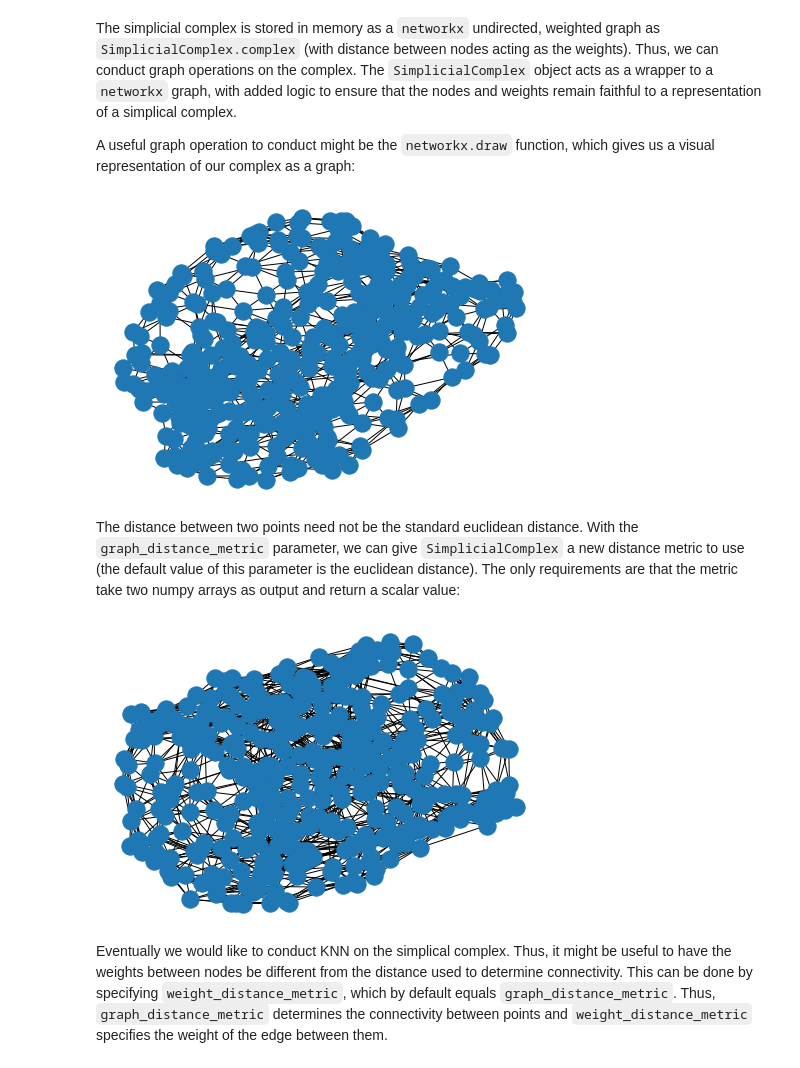
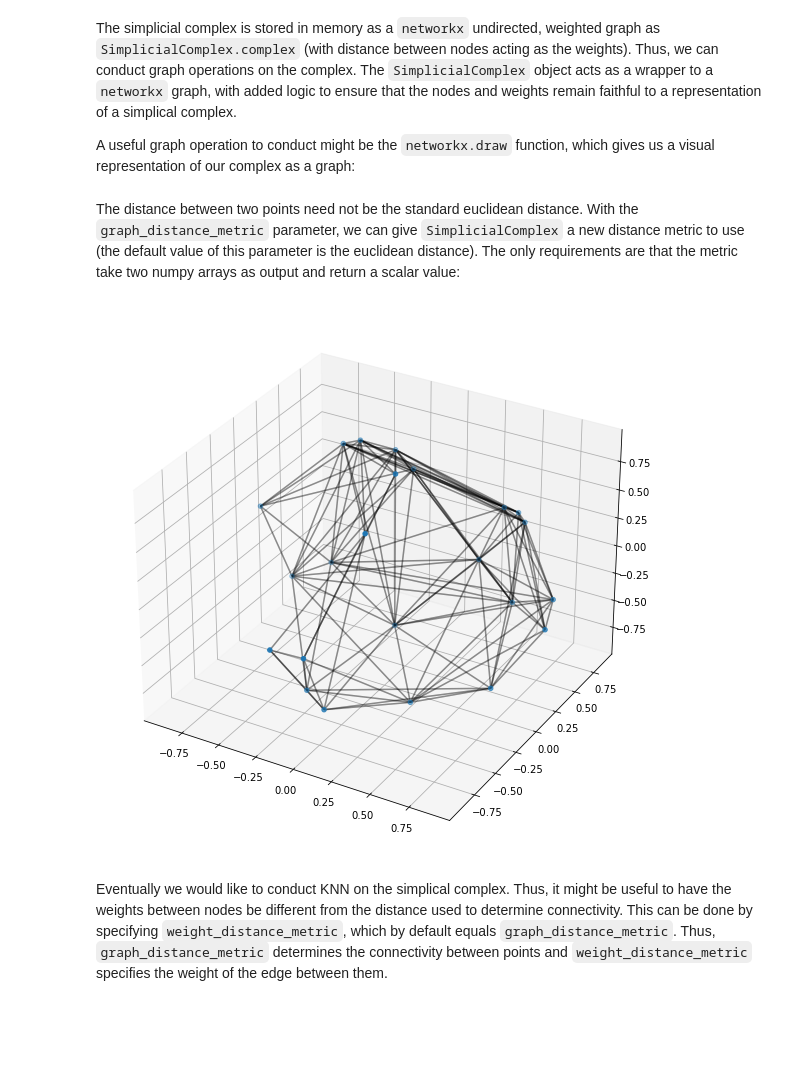
Before and after one commit to jeremy-wayland/PersistentHomologyKNN, a Jupyter notebook: src/Demo.ipynb, the cells around one changed output. Cells and saved outputs as stored; diff of their text form; code cells hidden in the pictures; blank space fills up the shorter version.

Commit message:
draw

```diff
--- a/src/Demo.ipynb
+++ b/src/Demo.ipynb
@@ -18,11 +18,11 @@ The graph is constructed form a set of points and a radius $r$. If two points li
 In the `SimplicialComplex` object, we can import the set of points in the complex and specify a radius. This is enough to create a simplicial complex.
 # %%
 #import data as numpy array
-with open('../Data/torus_points.txt') as f:
+with open('../Data/sparse_sphere_points.txt') as f:
     data = np.loadtxt(f, delimiter=',')
 
 #create simplicial complex object
-sc = SimplicialComplex(radius=0.5,
+sc = SimplicialComplex(radius=5,
                        vertices=data)
-sc
+draw3d(sc.complex)
 # %% [output]
@@ -31,20 +31,14 @@ sc
 The simplicial complex is stored in memory as a `networkx` undirected, weighted graph as `SimplicialComplex.complex` (with distance between nodes acting as the weights). Thus, we can conduct graph operations on the complex. The `SimplicialComplex` object acts as a wrapper to a `networkx` graph, with added logic to ensure that the nodes and weights remain faithful to a representation of a simplical complex.
 
 A useful graph operation to conduct might be the `networkx.draw` function, which gives us a visual representation of our complex as a graph:
-# %%
-nx.draw(sc.complex)
-plt.show()
-# %% [output]
-[figure, removed]
 # %% [markdown]
 The distance between two points need not be the standard euclidean distance. With the `graph_distance_metric` parameter, we can give `SimplicialComplex` a new distance metric to use (the default value of this parameter is the euclidean distance). The only requirements are that the metric take two numpy arrays as output and return a scalar value:
 # %%
 taxicab  = lambda x,y: np.sum(np.abs(x-y))
-sc_taxi = SimplicialComplex(radius=1, vertices=data, graph_distance_metric=taxicab)
-nx.draw(sc_taxi.complex)
-plt.show()
+sc_taxi = SimplicialComplex(radius=2, vertices=data, graph_distance_metric=taxicab)
+draw3d(sc_taxi.complex)
 # %% [output]
-[figure, old version]
+[figure, new version]
 # %% [markdown]
 Eventually we would like to conduct KNN on the simplical complex. Thus, it might be useful to have the weights between nodes be different from the distance used to determine connectivity. This can be done by specifying `weight_distance_metric`, which by default equals `graph_distance_metric`. Thus, `graph_distance_metric` determines the connectivity between points and `weight_distance_metric` specifies the weight of the edge between them.
 # %%
```
Also changed, not shown: parts of 2 cells of this notebook, 3 other files.
